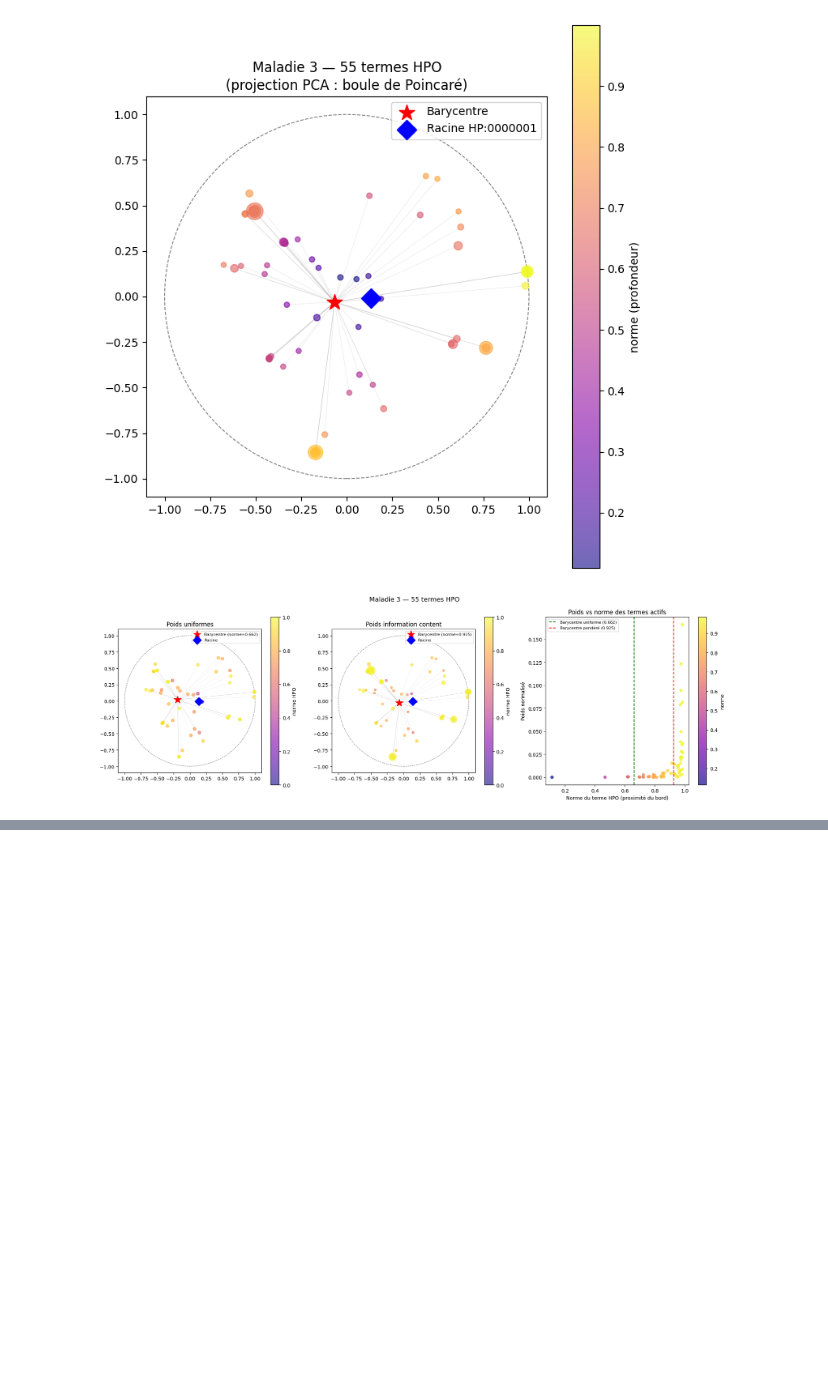
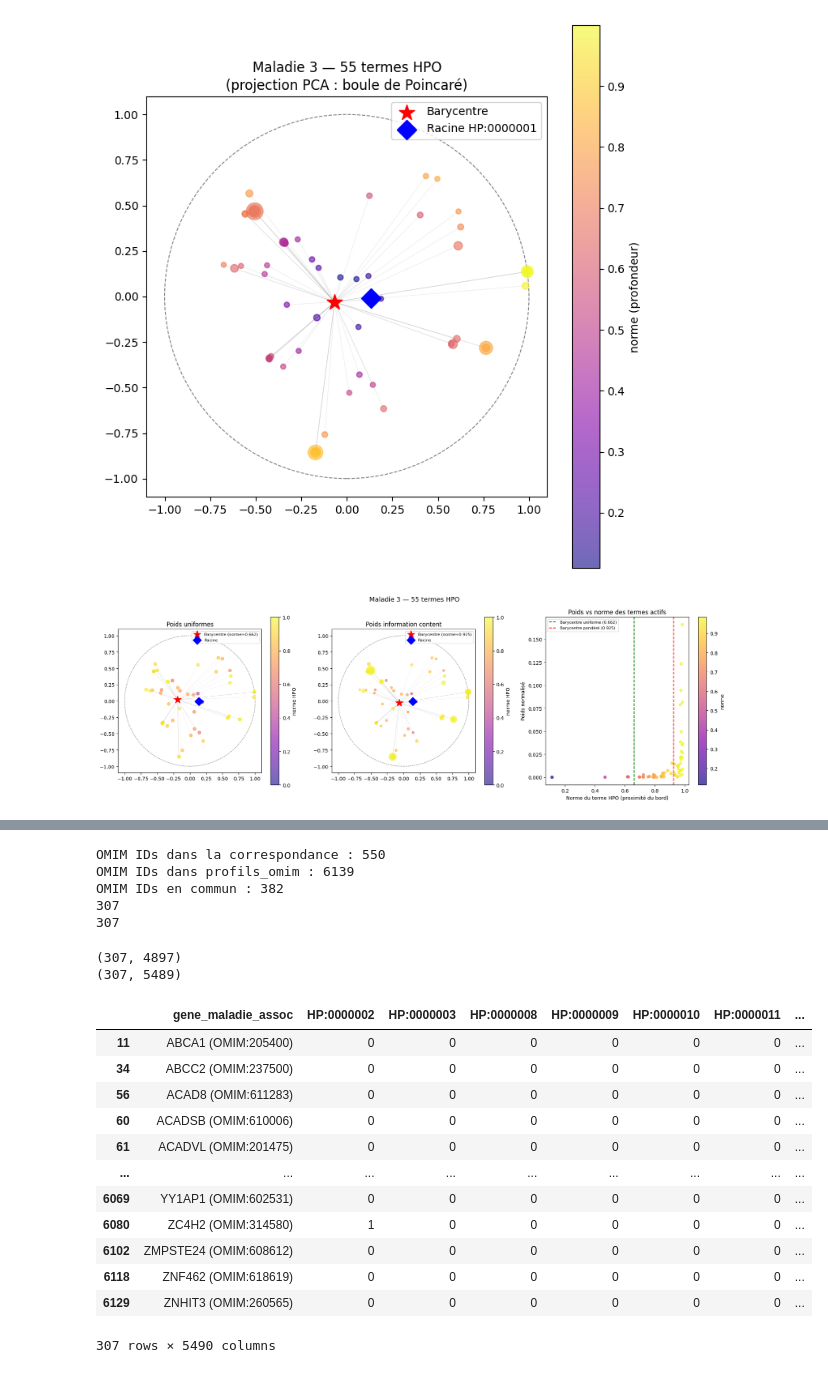
Before and after one commit to averniere/OT_simulation_maladies, a Jupyter notebook: Embeddings/test.ipynb, the cells around one changed output, grey strips where cells are left out. Saved outputs shown, nothing was run; the diff lists cells and outputs as text; code cells hidden in the pictures; blank space fills up the shorter version.

Commit message:
données orpha correspondances et cost matrix

```diff
--- a/Embeddings/test.ipynb
+++ b/Embeddings/test.ipynb
@@ -790,0 +801,4 @@ compare_barycenters(profils_test, profils_test_weight, model, node2id_w, depreca
+# %%
+profils_orpha = pd.read_csv("../data/target_orpha_matrix.csv", index_col=0)
+profils_orpha = profils_orpha.reset_index()
+profils_orpha.head()
@@ -790,0 +813,9 @@ compare_barycenters(profils_test, profils_test_weight, model, node2id_w, depreca
+# %%
+def read_hpoa(path):
+    with open(path, 'r') as f:
+        skip = sum(1 for line in f if line.startswith('#'))
+    return pd.read_csv(path, sep='\t', skiprows=skip, low_memory=False)
+
+df_hpoa = read_hpoa('../data/phenotype_omim_orpha.hpoa')
+df_hpoa['disease_name'] =df_hpoa['disease_name'].str.lower().str.strip().str.replace(r'[\s\-]+', ' ', regex=True)
+df_hpoa.tail()
@@ -790,0 +918,56 @@ compare_barycenters(profils_test, profils_test_weight, model, node2id_w, depreca
+# %%
+omim_ids_profils = profils_omim['gene_maladie_assoc'].str.extract(r'(OMIM:\d+)')[0]
+omim_ids_found = set(correspondence_exacte['omim_id']) & set(omim_ids_profils)
+print(f"OMIM IDs dans la correspondance : {len(correspondence_exacte['omim_id'].unique())}")
+print(f"OMIM IDs dans profils_omim : {len(omim_ids_profils.dropna().unique())}")
+print(f"OMIM IDs en commun : {len(omim_ids_found)}")
+
+orpha_ids = correspondence_exacte.loc[correspondence_exacte['omim_id'].isin(omim_ids_found)]['orpha_id']
+orpha_ids_found = set(profils_orpha['database_id'])&set(orpha_ids)
+
+omim_ids_final = correspondence_exacte.loc[correspondence_exacte['orpha_id'].isin(orpha_ids_found)]['omim_id']
+print(len(orpha_ids_found))
+print(len(omim_ids_final))
+# %% [output]
+OMIM IDs dans la correspondance : 550
+OMIM IDs dans profils_omim : 6139
+OMIM IDs en commun : 382
+307
+307
+# %%
+profils_omim['OMIM']= profils_omim['gene_maladie_assoc'].str.extract(r'(OMIM:\d+)')[0]
+profils_omim_work = profils_omim.loc[profils_omim['OMIM'].isin(omim_ids_final)]
+profils_orpha_work = profils_orpha[profils_orpha['database_id'].isin(orpha_ids_found)]
+print(profils_orpha_work.shape)
+print(profils_omim_work.shape)
+# %% [output]
+(307, 4897)
+(307, 5489)
+# %%
+profils_orpha_test = profils_orpha_work.copy()
+profils_orpha_test = compute_disease_barycenters(profils_orpha_test, node2id_w)
+
+profils_orpha_weights = profils_orpha_work.copy()
+profils_orpha_weights = compute_disease_barycenters(profils_orpha_weights, node2id_w, deprecated, inv_weights)
+
+profils_test['OMIM'] = profils_test['gene_maladie_assoc'].str.extract(r'(OMIM:\d+)')[0]
+profils_omim_test2 = profils_test.loc[profils_test['OMIM'].isin(omim_ids_final)]
+
+profils_test_weight['OMIM'] = profils_test_weight['gene_maladie_assoc'].str.extract(r'(OMIM:\d+)')[0]
+profils_omim_weight2 = profils_test_weight.loc[profils_test_weight['OMIM'].isin(omim_ids_final)]
+# %%
+profils_omim_test2
+# %% [output]
+|  | gene_maladie_assoc | HP:0000002 | HP:0000003 | HP:0000008 | HP:0000009 | HP:0000010 | HP:0000011 | ... |
+| 11 | ABCA1 (OMIM:205400) | 0 | 0 | 0 | 0 | 0 | 0 | ... |
+| 34 | ABCC2 (OMIM:237500) | 0 | 0 | 0 | 0 | 0 | 0 | ... |
+| 56 | ACAD8 (OMIM:611283) | 0 | 0 | 0 | 0 | 0 | 0 | ... |
+| 60 | ACADSB (OMIM:610006) | 0 | 0 | 0 | 0 | 0 | 0 | ... |
+| 61 | ACADVL (OMIM:201475) | 0 | 0 | 0 | 0 | 0 | 0 | ... |
+| ... | ... | ... | ... | ... | ... | ... | ... | ... |
+| 6069 | YY1AP1 (OMIM:602531) | 0 | 0 | 0 | 0 | 0 | 0 | ... |
+| 6080 | ZC4H2 (OMIM:314580) | 1 | 0 | 0 | 0 | 0 | 0 | ... |
+| 6102 | ZMPSTE24 (OMIM:608612) | 0 | 0 | 0 | 0 | 0 | 0 | ... |
+| 6118 | ZNF462 (OMIM:618619) | 0 | 0 | 0 | 0 | 0 | 0 | ... |
+| 6129 | ZNHIT3 (OMIM:260565) | 0 | 0 | 0 | 0 | 0 | 0 | ... |
+307 rows × 5490 columns
```
Also changed, not shown: parts of 12 cells of this notebook, 4 other files.
